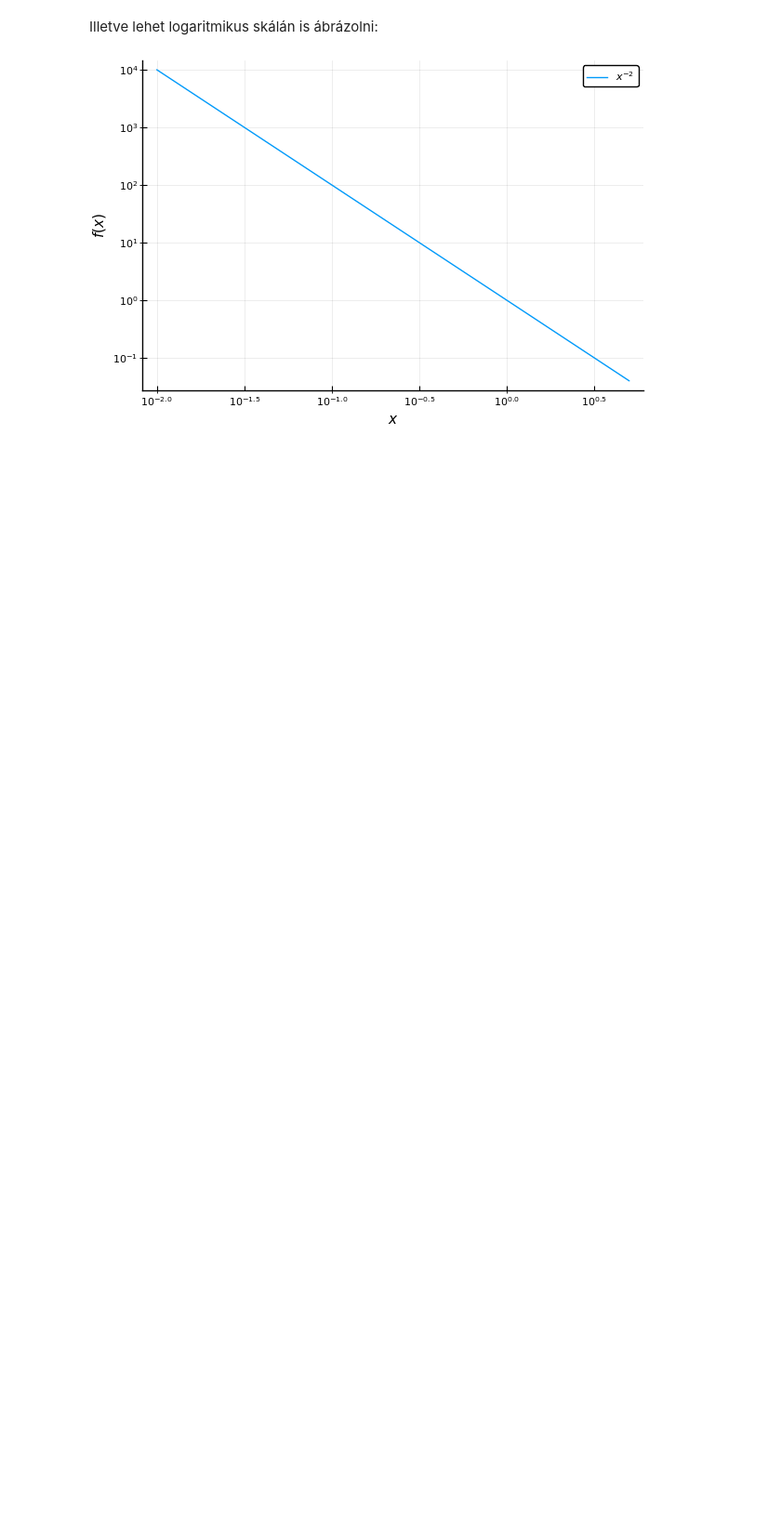
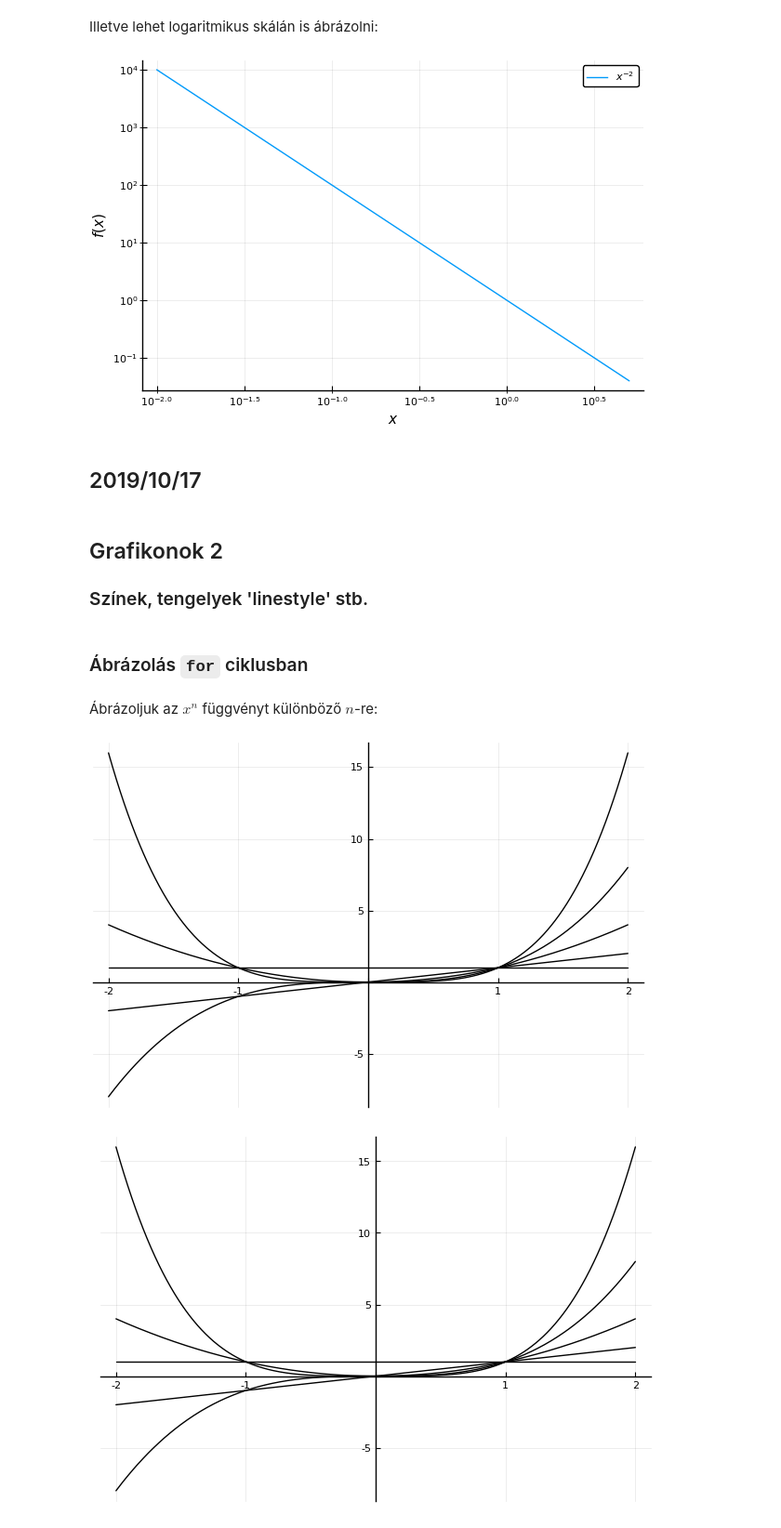
Before and after one commit to sbulcsu/dinren20192020ef, a Jupyter notebook: examples.ipynb, the cells around one changed output. Shown at 93% size. Cells and saved outputs as stored; diff of their text form; code cells hidden in the pictures; blank space fills up the shorter version.

```diff
--- a/examples.ipynb
+++ b/examples.ipynb
@@ -118,3 +120,8 @@ Illetve lehet logaritmikus skálán is ábrázolni:
 plot(0.01:0.01:5.,(0.01:0.01:5.).^(-2),label=L"$x^{-2}$",xlabel=L"x",ylabel=L"f(x)",xaxis= :log,yaxis= :log)
 # %% [output]
 [figure]
+# %% [markdown]
+## 2019/10/17
+# %% [markdown]
+## Grafikonok 2
+### Színek, tengelyek 'linestyle' stb.
@@ -120,0 +134,20 @@ plot(0.01:0.01:5.,(0.01:0.01:5.).^(-2),label=L"$x^{-2}$",xlabel=L"x",ylabel=L"f(
+# %% [markdown]
+###  Ábrázolás `for` ciklusban
+# %% [markdown]
+Ábrázoljuk az $x^n$ függvényt különböző $n$-re:
+# %%
+n=[0,1,2,3,4]; #ezek lesznek az indexeim
+x=-2:0.01:2;
+
+
+#ellentétben a C-vel például, itt a ciklusváltozó lehet maga a tömb eleme is. nem kell indexekkel hivatkozni ra
+plot() #egy ures plotot csinalok
+for i in n
+    p=plot!(x,x.^i,linecolor= :black, legend=false,framestyle= :origin);
+    # ugyanazt a szint hasznalom hogy ne legyen tul tarka az abra
+end
+display(p)
+#ezzel jelenitem meg a plot-ok eredmenyeit kulonben nem lesz lathat a ciklus miatt
+# %% [output]
+[figure, added]
+[figure, added]
```
Also changed, not shown: parts of 6 cells of this notebook, 1 other file.
